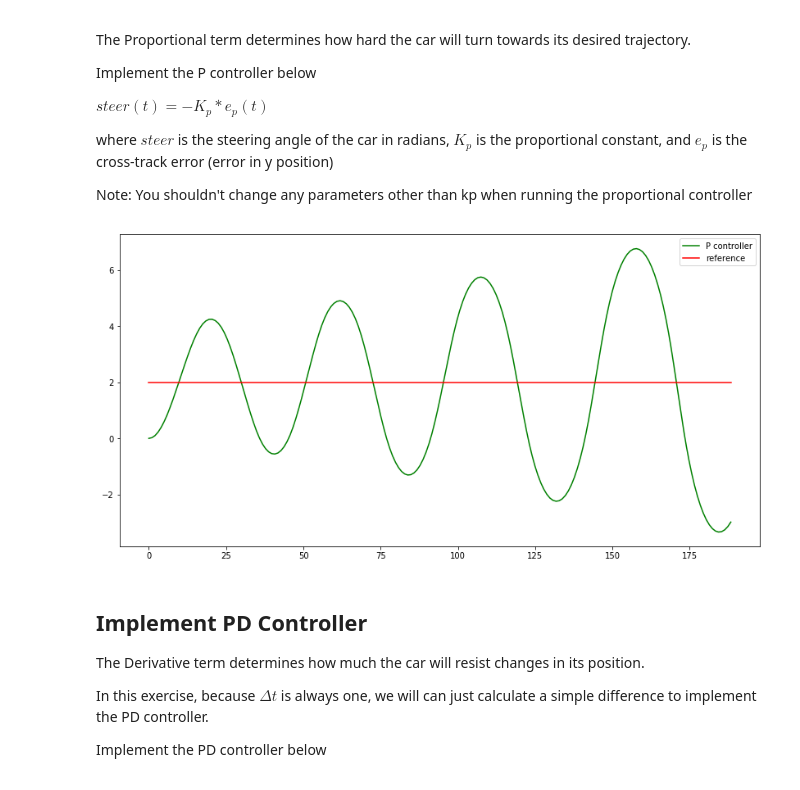
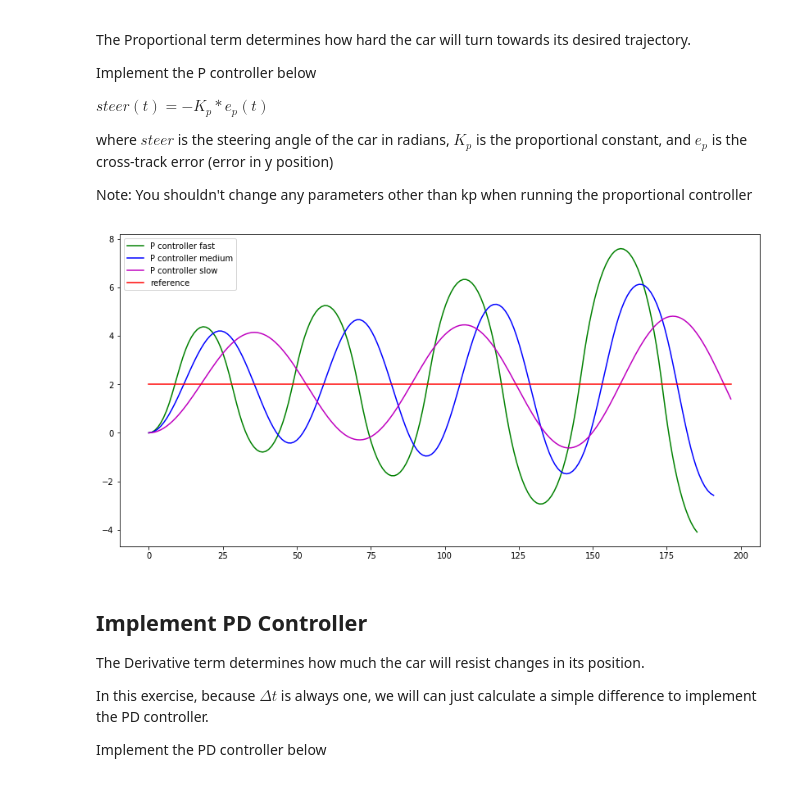
Before and after one commit to calvincramer/PID-Controller, a Jupyter notebook: PID-Controller.ipynb, the cells around one changed output. Cells and saved outputs as stored; diff of their text form; code cells hidden in the pictures.

Commit message:
Implemented more stuff, pretty graphs

```diff
--- a/PID-Controller.ipynb
+++ b/PID-Controller.ipynb
@@ -126,40 +126,52 @@ desired_y_trajectory: List of floats
 
 """
 def run_pcontroller(car, kp, initial_step=2.0, step_size=2.0, num_steps=1, n=200, speed=1.0):
     x_trajectory = []
     y_trajectory = []
     desired_y_trajectory = []
 
     desired_y = initial_step       # DESIRED Y VALUE
     #prev_ep = car.y - initial_step # PREVIOUS CROSS TRACK ERROR
     for i in range(n):
         if (i % (n // num_steps) == 0 and i > 0):
             desired_y += step_size
         # Append to trajectory lists
         x_trajectory.append(car.x)
         y_trajectory.append(car.y)
         desired_y_trajectory.append(desired_y)
 
         # Update values
         cur_ep = car.y - desired_y_trajectory[-1]
         #car.set(car.x, car.y, -kp * cur_ep)
         car.move(-kp * cur_ep, speed)
         #prev_ep = car.y - desired_y
 
     return x_trajectory, y_trajectory, desired_y_trajectory
 
-# Anything above 1 will overshoot
-kp = 0.4
-
-x_trajectory, y_trajectory, desired_y_trajectory = run_pcontroller(car, kp=kp)
+# Will never settle because we don't have any dampening effect
+kp_fast = 0.8
+kp_med = 0.3
+kp_slow = 0.15
 
 plt.figure(figsize=(14,7))
-plt.plot(x_trajectory, y_trajectory, 'g', label='P controller')
-plt.plot(x_trajectory, desired_y_trajectory, 'r', label='reference')
+
+car = Car(x=0, y=0, orientation=0)
+x_traj_f, y_traj_f, _ = run_pcontroller(car, kp_fast)
+plt.plot(x_traj_f, y_traj_f, 'g', label='P controller fast')
+
+car = Car(x=0, y=0, orientation=0)
+x_traj_med, y_traj_med, _ = run_pcontroller(car, kp_med)
+plt.plot(x_traj_med, y_traj_med, 'b', label='P controller medium')
+
+car = Car(x=0, y=0, orientation=0)
+x_traj_slow, y_traj_slow, desired_y_trajectory = run_pcontroller(car, kp_slow)
+plt.plot(x_traj_slow, y_traj_slow, 'm', label='P controller slow')
+
+plt.plot(x_traj_slow, desired_y_trajectory, 'r', label='reference')
 plt.legend()
 plt.show()
 # %% [output]
-[figure, old version]
+[figure, new version]
 # %% [markdown]
 ## Implement PD Controller
 The Derivative term determines how much the car will resist changes in its position.
```
Also changed, not shown: parts of 3 cells of this notebook.
